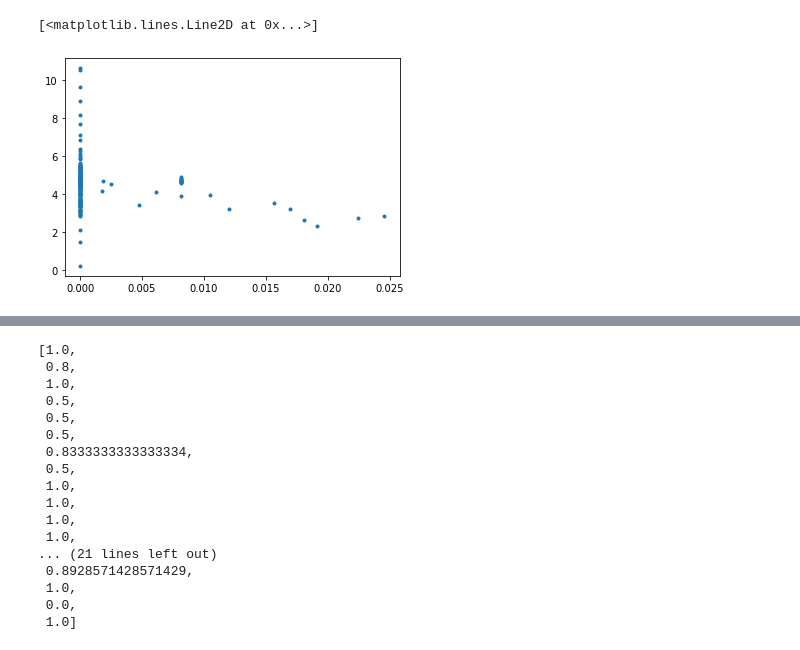
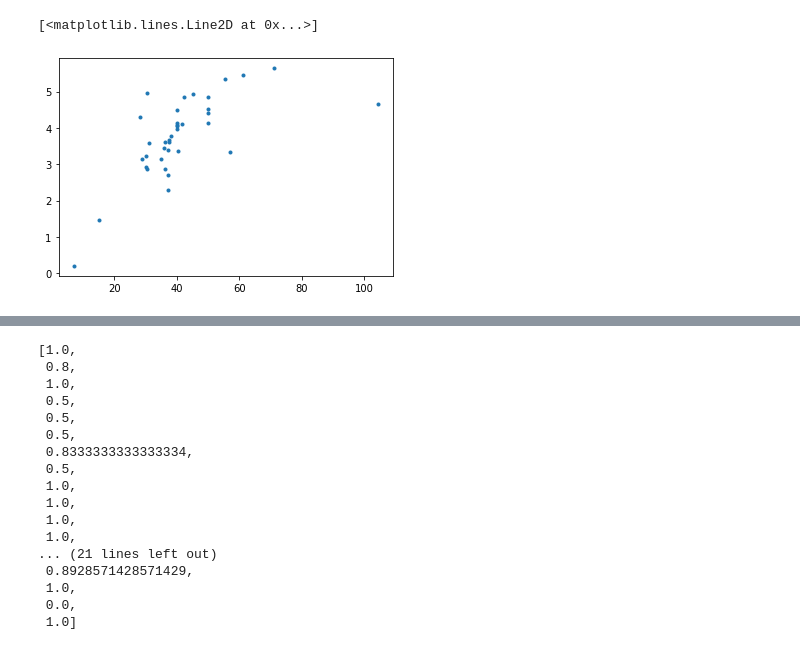
Before and after one commit to NMRLipids/DataBankManuscript, a Jupyter notebook: scripts/plotWATERdiffusion.ipynb, the cells around one changed output, grey strips where cells are left out. Saved outputs shown, nothing was run; the diff lists cells and outputs as text; code cells hidden in the pictures.

```diff
--- a/scripts/plotWATERdiffusion.ipynb
+++ b/scripts/plotWATERdiffusion.ipynb
@@ -159,8 +81,10 @@ plt.plot(FracCharged,Ds,".")
-# %%
-plt.plot(molfrac['CAL'],Ds,".")
-# %% [output]
-[<matplotlib.lines.Line2D at 0x...>]
-[figure, removed]
+# %%
+DvsHYD = [HYD,Ds]
+# %%
+plt.plot(DvsHYD[0],DvsHYD[1],".")
+# %% [output]
+[<matplotlib.lines.Line2D at 0x...>]
+[figure, added]
 # %%
 for i in range(len(HYD)):
     #print(lipidfrac['POPC'])
```
Also changed, not shown: parts of 10 cells of this notebook, 18 other files.
